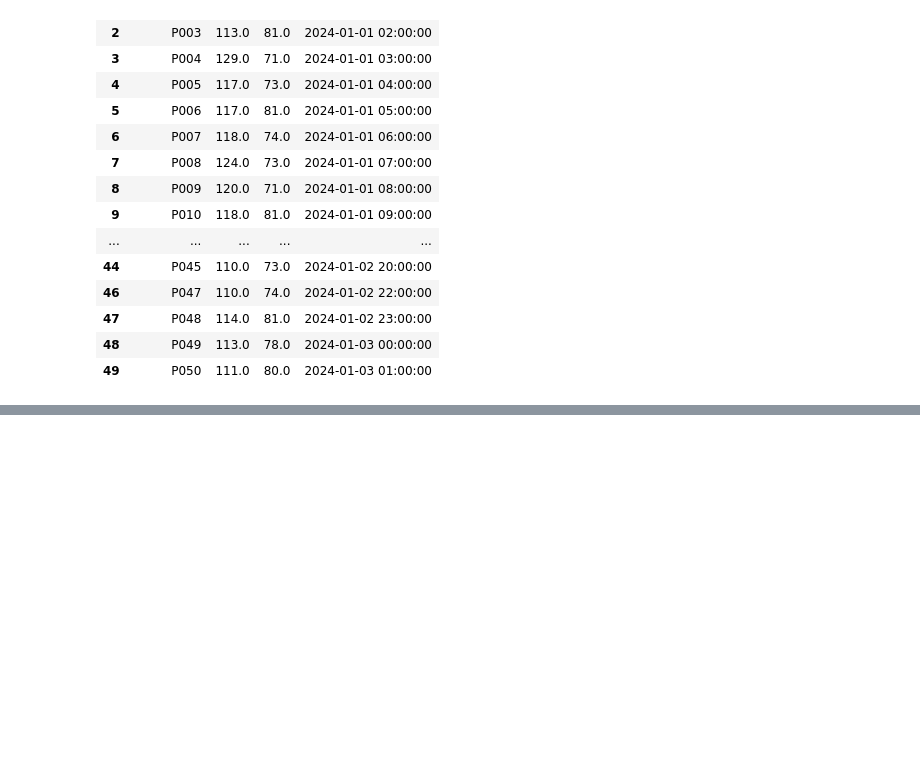
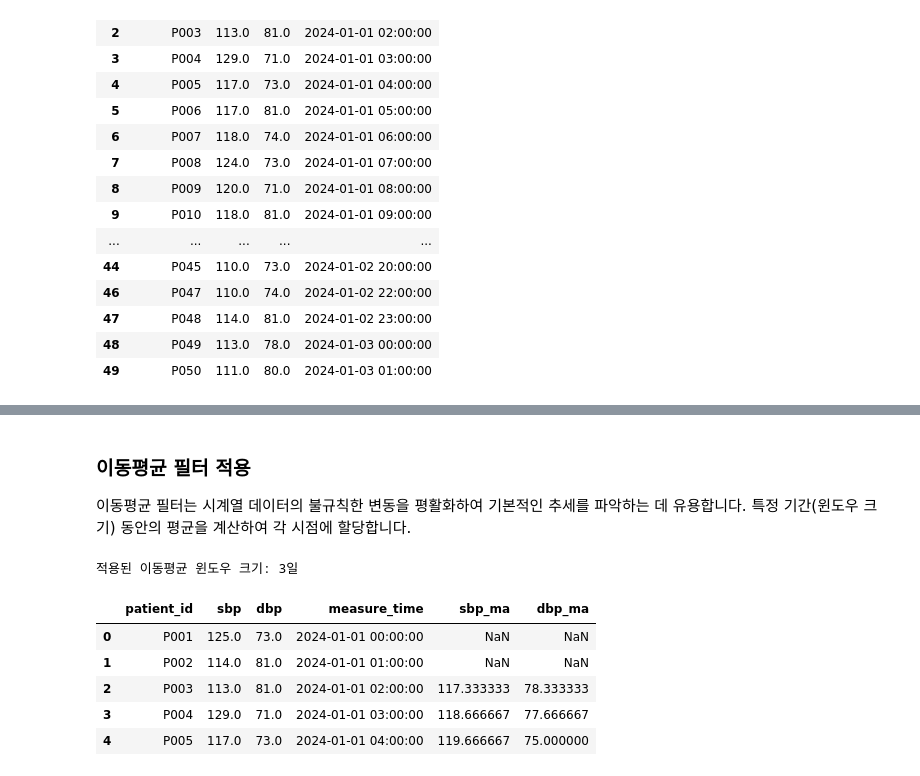
Before and after one commit to HY-BME/bme_test_files, a Jupyter notebook: 실습_0317.ipynb, the cells around one changed output, grey strips where cells are left out. Saved outputs shown, nothing was run; the diff lists cells and outputs as text; code cells hidden in the pictures; blank space fills up the shorter version.

```diff
--- a/실습_0317.ipynb
+++ b/실습_0317.ipynb
@@ -141,0 +143,20 @@ plt.show()
+# %% [markdown]
+### 이동평균 필터 적용
+이동평균 필터는 시계열 데이터의 불규칙한 변동을 평활화하여 기본적인 추세를 파악하는 데 유용합니다. 특정 기간(윈도우 크기) 동안의 평균을 계산하여 각 시점에 할당합니다.
+# %%
+# 3일 이동평균(Moving Average) 필터 적용
+window_size = 3
+
+df_final['sbp_ma'] = df_final['sbp'].rolling(window=window_size).mean()
+df_final['dbp_ma'] = df_final['dbp'].rolling(window=window_size).mean()
+
+print(f"적용된 이동평균 윈도우 크기: {window_size}일")
+display(df_final.head())
+# %% [output]
+적용된 이동평균 윈도우 크기: 3일
+|  | patient_id | sbp | dbp | measure_time | sbp_ma | dbp_ma |
+| 0 | P001 | 125.0 | 73.0 | 2024-01-01 00:00:00 | NaN | NaN |
+| 1 | P002 | 114.0 | 81.0 | 2024-01-01 01:00:00 | NaN | NaN |
+| 2 | P003 | 113.0 | 81.0 | 2024-01-01 02:00:00 | 117.333333 | 78.333333 |
+| 3 | P004 | 129.0 | 71.0 | 2024-01-01 03:00:00 | 118.666667 | 77.666667 |
+| 4 | P005 | 117.0 | 73.0 | 2024-01-01 04:00:00 | 119.666667 | 75.000000 |
```
Also changed, not shown: parts of 3 cells of this notebook.
